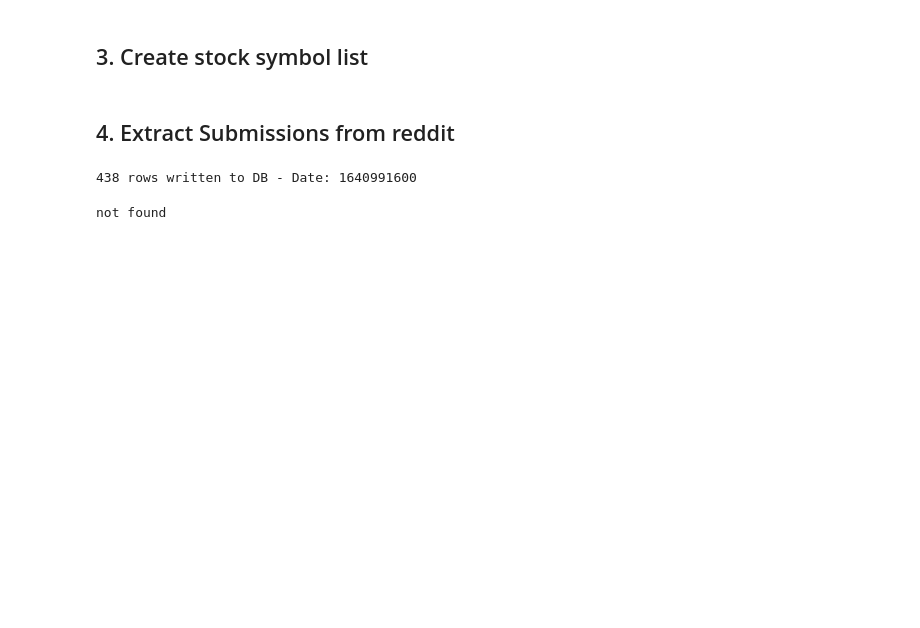
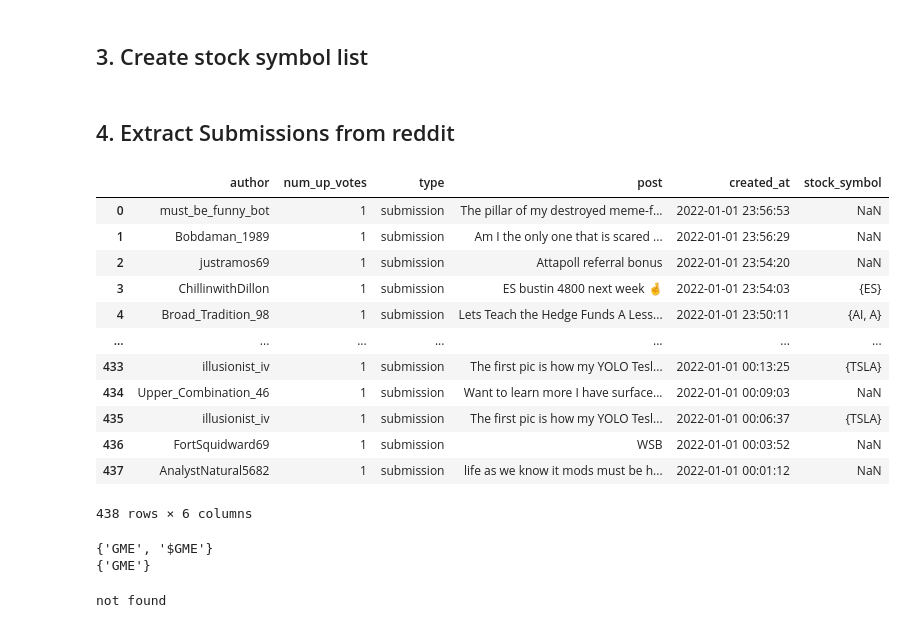
Before and after one commit to Jan-Burger/Bachelor-Thesis, a Jupyter notebook: notebooks/data_extraction/data_extraction.ipynb, the cells around one changed output. Saved outputs shown, nothing was run; the diff lists cells and outputs as text; code cells hidden in the pictures; blank space fills up the shorter version.

Commit message:
submission extraction pipeline done

```diff
--- a/notebooks/data_extraction/data_extraction.ipynb
+++ b/notebooks/data_extraction/data_extraction.ipynb
@@ -42,15 +49,15 @@ final_stock_ticker_list = set(stock_ticker_list + stock_ticker_list_with_dollar_
 ## 4. Extract Submissions from reddit
 # %%
 # Set date range to extract the data from the API
-start = dt.datetime.strptime("01-01-2022", "%d-%m-%Y")
-end = dt.datetime.strptime("02-01-2022", "%d-%m-%Y")
+start = dt.datetime.strptime("09-05-2022", "%d-%m-%Y")
+end = dt.datetime.strptime("23-05-2022", "%d-%m-%Y")
 timestamp_list = [int((start + dt.timedelta(days=x)).timestamp()) for x in range(0, (end-start).days +1)]
 
 # Reddit API Object
 api = PushshiftAPI()
 # %%
 # loop over list of timestamps
-for i in range(len(timestamp_list) -1):
+for i in (pbar := tqdm(range(len(timestamp_list) -1))):
 
     # Set start date and end date
     start_date = timestamp_list[i]
@@ -72,7 +79,7 @@ for i in range(len(timestamp_list) -1):
     df["stock_symbol"] = df["post"].apply(lambda x: find_stock_symbols(x, final_stock_ticker_list))
 
     # Drop unused columns
-    df.drop(columns=["created_utc", "selftext", "title", "created", "d_"], inplace=True)
+    df.drop(columns=["created_utc", "selftext", "title", "created"], inplace=True)
 
     # Rename columns as preparation for database
     df.rename(columns={'score': 'num_up_votes'}, inplace=True)
@@ -81,9 +88,34 @@ for i in range(len(timestamp_list) -1):
     df.to_sql("r_wallstreetbets", cnx, index=False, if_exists="append")
 
     # Logging
-    print(f"{df.shape[0]} rows written to DB - Date: {dt.datetime.fromtimestamp(start_date)}")
+    logging.info(f"{df.shape[0]} rows written to DB - Date: {dt.datetime.fromtimestamp(start_date)}")
+    pbar.set_description(f"{dt.datetime.fromtimestamp(start_date)}")
-# %% [output]
-438 rows written to DB - Date: 1640991600
+# %%
+df
+# %% [output]
+|  | author | num_up_votes | type | post | created_at | stock_symbol |
+| 0 | must_be_funny_bot | 1 | submission | The pillar of my destroyed meme-f... | 2022-01-01 23:56:53 | NaN |
+| 1 | Bobdaman_1989 | 1 | submission | Am I the only one that is scared ... | 2022-01-01 23:56:29 | NaN |
+| 2 | justramos69 | 1 | submission | Attapoll referral bonus | 2022-01-01 23:54:20 | NaN |
+| 3 | ChillinwithDillon | 1 | submission | ES bustin 4800 next week 🤞 | 2022-01-01 23:54:03 | {ES} |
+| 4 | Broad_Tradition_98 | 1 | submission | Lets Teach the Hedge Funds A Less... | 2022-01-01 23:50:11 | {AI, A} |
+| ... | ... | ... | ... | ... | ... | ... |
+| 433 | illusionist_iv | 1 | submission | The first pic is how my YOLO Tesl... | 2022-01-01 00:13:25 | {TSLA} |
+| 434 | Upper_Combination_46 | 1 | submission | Want to learn more I have surface... | 2022-01-01 00:09:03 | NaN |
+| 435 | illusionist_iv | 1 | submission | The first pic is how my YOLO Tesl... | 2022-01-01 00:06:37 | {TSLA} |
+| 436 | FortSquidward69 | 1 | submission | WSB | 2022-01-01 00:03:52 | NaN |
+| 437 | AnalystNatural5682 | 1 | submission | life as we know it mods must be h... | 2022-01-01 00:01:12 | NaN |
+438 rows × 6 columns
+# %%
+found_stock_raw = {"$GME", "GME"}
+print(found_stock_raw)
+
+found_stock_processed = {stock.replace("$", "") if "$" in stock else stock for stock in found_stock_raw}
+
+print(found_stock_processed)
+# %% [output]
+{'GME', '$GME'}
+{'GME'}
 # %%
 post = set("Original TSLA DD - Part 2 - Update and Outlook $EBS $BAVA".split())
 # %%
```
Also changed, not shown: parts of 3 cells of this notebook, 2 other files.
